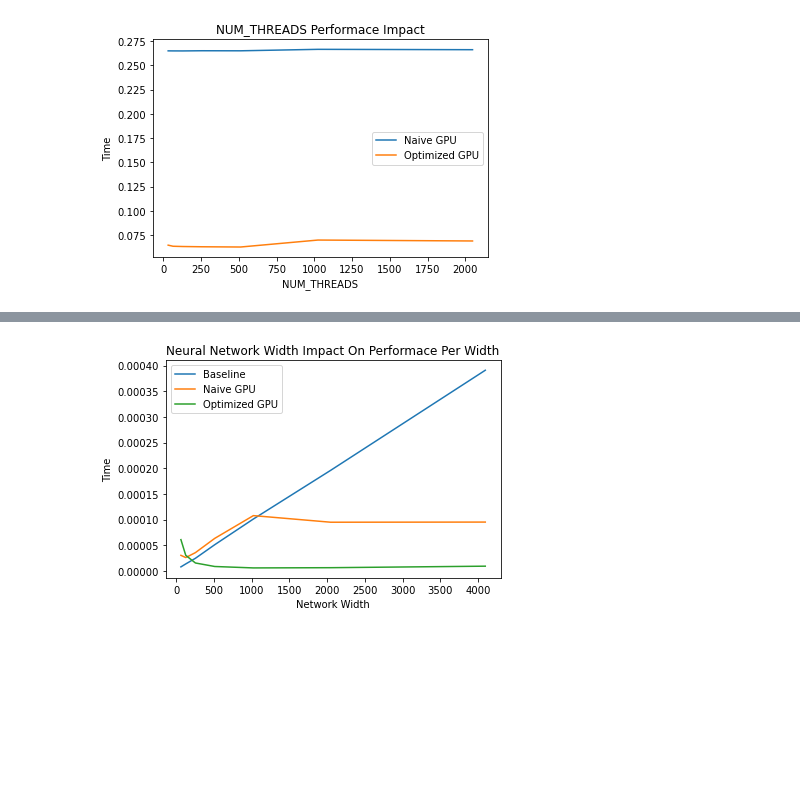
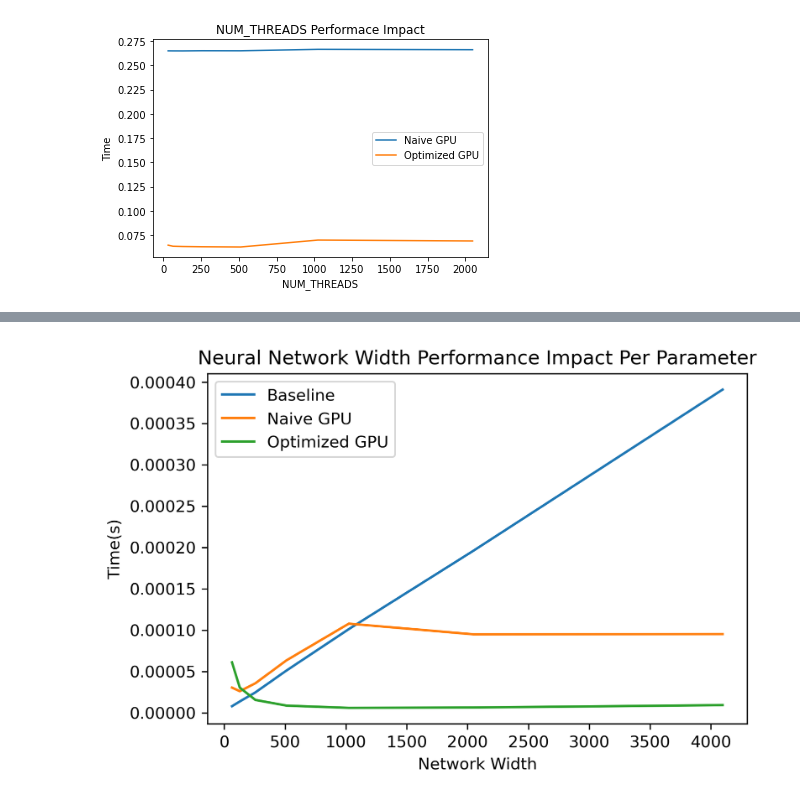
Before and after one commit to Depetrol/ScaleAI, a Jupyter notebook: performance.ipynb, the cells around one changed output, grey strips where cells are left out. Saved outputs shown, nothing was run; the diff lists cells and outputs as text; code cells hidden in the pictures; blank space fills up the shorter version.

Commit message:
Add Performance Metrics

```diff
--- a/performance.ipynb
+++ b/performance.ipynb
@@ -254,25 +254,25 @@ plt.show()
 # %%
 # n = 100, w = 64 - 4096 Cost Per Width
 width_arr = [64, 128, 256, 512, 1024,2048,4096]
 result_arr_Base = [0.000506359, 0.00174489, 0.00629647, 0.0261457, 0.103547, 0.40124, 1.60073]
 result_arr_GPU_Naive = [0.00194382, 0.00333156, 0.00912334, 0.032459, 0.110295, 0.194247, 0.389658]
 result_arr_GPU = [0.00389887, 0.00388852, 0.00396187, 0.00442147, 0.00600941, 0.0129223, 0.0379119]
 
 for i in range(0, len(width_arr)):
     result_arr_Base[i] /= width_arr[i]
     result_arr_GPU_Naive[i] /= width_arr[i]
     result_arr_GPU[i] /= width_arr[i]
 
 x = np.array(width_arr)
-fig, ax = plt.subplots()
+fig, ax = plt.subplots(dpi=300)
 ax.plot(x, result_arr_Base, label='Baseline')
 ax.plot(x, result_arr_GPU_Naive, label='Naive GPU')
 ax.plot(x, result_arr_GPU, label='Optimized GPU')
 
 ax.set_xlabel('Network Width')
-ax.set_ylabel('Time')
-ax.set_title('Neural Network Width Impact On Performace Per Width')
+ax.set_ylabel('Time(s)')
+ax.set_title('Neural Network Width Performance Impact Per Parameter')
 ax.legend()
 plt.show()
 # %% [output]
-[figure, old version]
+[figure, new version]
```
Also changed, not shown: parts of 4 cells of this notebook.
